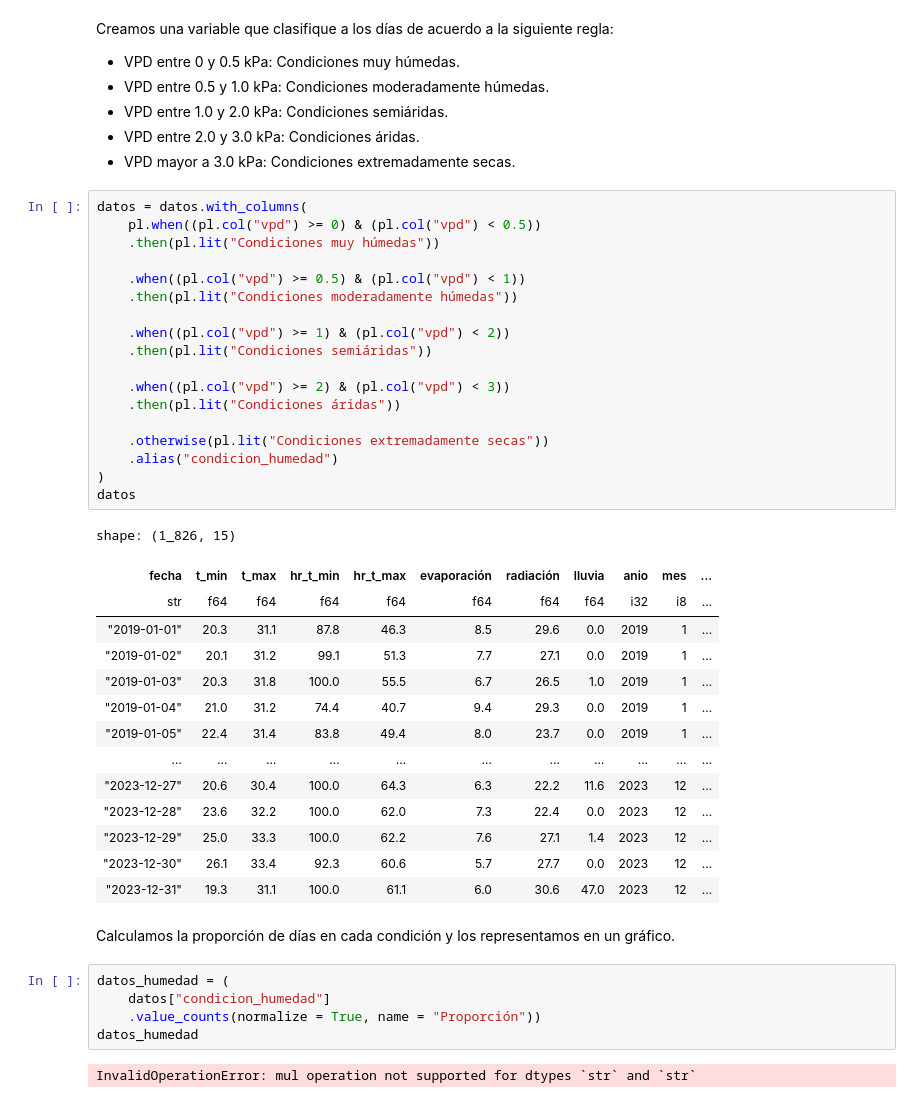
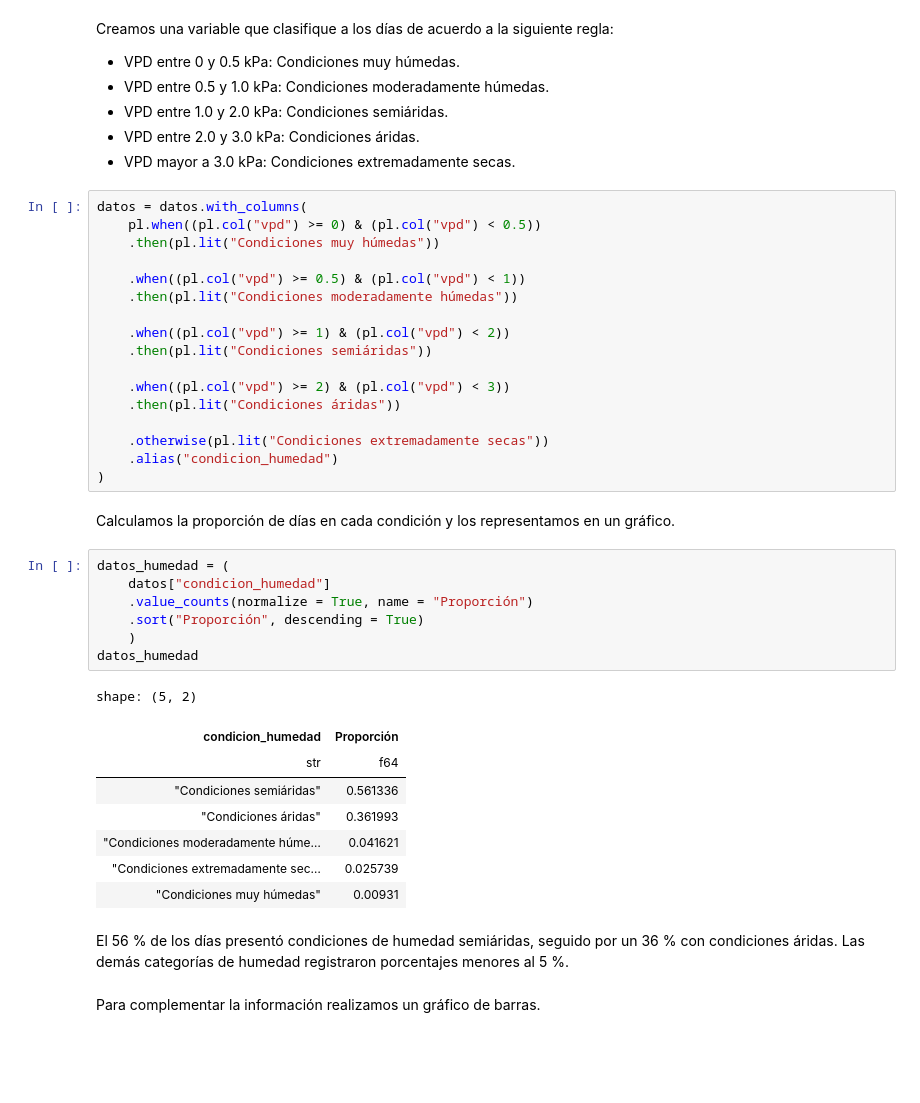
Before and after one commit to luciacordoba14/TP1-Python, a Jupyter notebook: Codigo.ipynb, the cells around one changed output. Drawn from its saved outputs; the diff is of its cells as text; blank space fills up the shorter version.

```diff
--- a/Codigo.ipynb
+++ b/Codigo.ipynb
@@ -654,29 +654,26 @@ datos = datos.with_columns(
     .otherwise(pl.lit("Condiciones extremadamente secas"))
     .alias("condicion_humedad")
 )
-datos
-# %% [output]
-shape: (1_826, 15)
-| fecha | t_min | t_max | hr_t_min | hr_t_max | evaporación | radiación | lluvia | anio | mes | ... |
-| str | f64 | f64 | f64 | f64 | f64 | f64 | f64 | i32 | i8 | ... |
-| "2019-01-01" | 20.3 | 31.1 | 87.8 | 46.3 | 8.5 | 29.6 | 0.0 | 2019 | 1 | ... |
-| "2019-01-02" | 20.1 | 31.2 | 99.1 | 51.3 | 7.7 | 27.1 | 0.0 | 2019 | 1 | ... |
-| "2019-01-03" | 20.3 | 31.8 | 100.0 | 55.5 | 6.7 | 26.5 | 1.0 | 2019 | 1 | ... |
-| "2019-01-04" | 21.0 | 31.2 | 74.4 | 40.7 | 9.4 | 29.3 | 0.0 | 2019 | 1 | ... |
-| "2019-01-05" | 22.4 | 31.4 | 83.8 | 49.4 | 8.0 | 23.7 | 0.0 | 2019 | 1 | ... |
-| … | … | … | … | … | … | … | … | … | … | ... |
-| "2023-12-27" | 20.6 | 30.4 | 100.0 | 64.3 | 6.3 | 22.2 | 11.6 | 2023 | 12 | ... |
-| "2023-12-28" | 23.6 | 32.2 | 100.0 | 62.0 | 7.3 | 22.4 | 0.0 | 2023 | 12 | ... |
-| "2023-12-29" | 25.0 | 33.3 | 100.0 | 62.2 | 7.6 | 27.1 | 1.4 | 2023 | 12 | ... |
-| "2023-12-30" | 26.1 | 33.4 | 92.3 | 60.6 | 5.7 | 27.7 | 0.0 | 2023 | 12 | ... |
-| "2023-12-31" | 19.3 | 31.1 | 100.0 | 61.1 | 6.0 | 30.6 | 47.0 | 2023 | 12 | ... |
 # %% [markdown]
 Calculamos la proporción de días en cada condición y los representamos en un gráfico.
 # %%
 datos_humedad = (
     datos["condicion_humedad"]
-    .value_counts(normalize = True, name = "Proporción"))
+    .value_counts(normalize = True, name = "Proporción")
+    .sort("Proporción", descending = True)
+    )
 datos_humedad
 # %% [output]
-InvalidOperationError: mul operation not supported for dtypes `str` and `str`
+shape: (5, 2)
+| condicion_humedad | Proporción |
+| str | f64 |
+| "Condiciones semiáridas" | 0.561336 |
+| "Condiciones áridas" | 0.361993 |
+| "Condiciones moderadamente húme… | 0.041621 |
+| "Condiciones extremadamente sec… | 0.025739 |
+| "Condiciones muy húmedas" | 0.00931 |
+# %% [markdown]
+El 56 % de los días presentó condiciones de humedad semiáridas, seguido por un 36 % con condiciones áridas. Las demás categorías de humedad registraron porcentajes menores al 5 %.
+# %% [markdown]
+Para complementar la información realizamos un gráfico de barras.
 # %%
```
Also changed, not shown: parts of 36 cells of this notebook.
